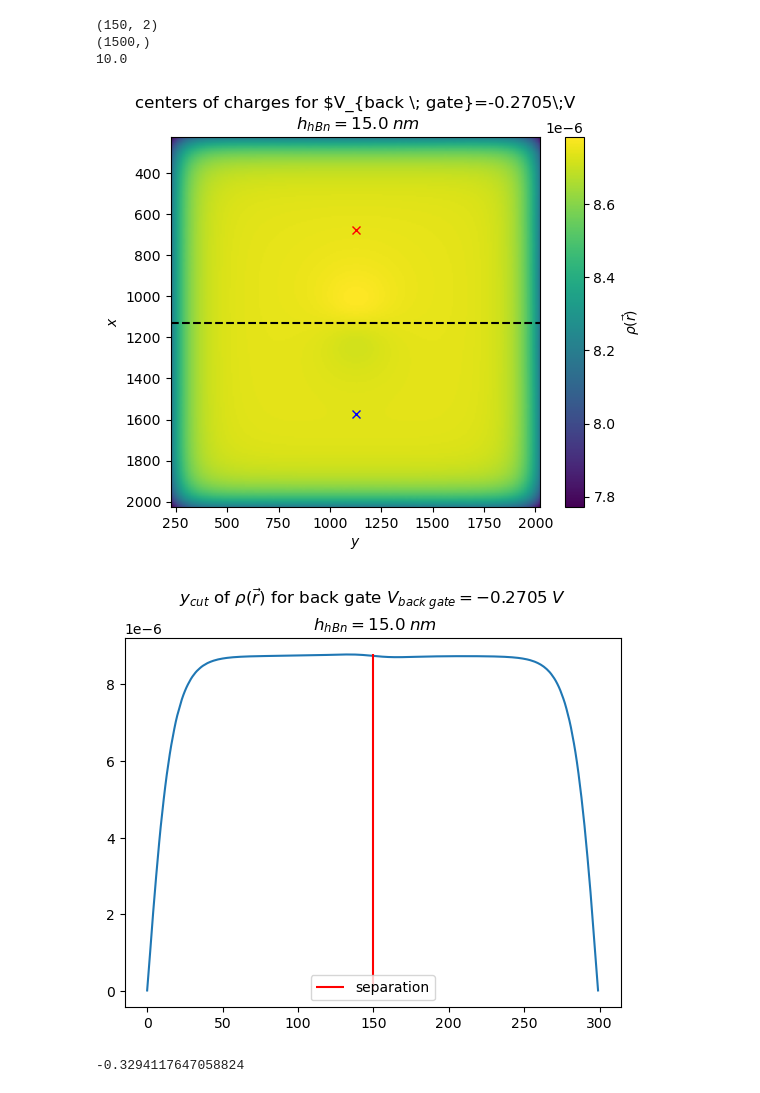
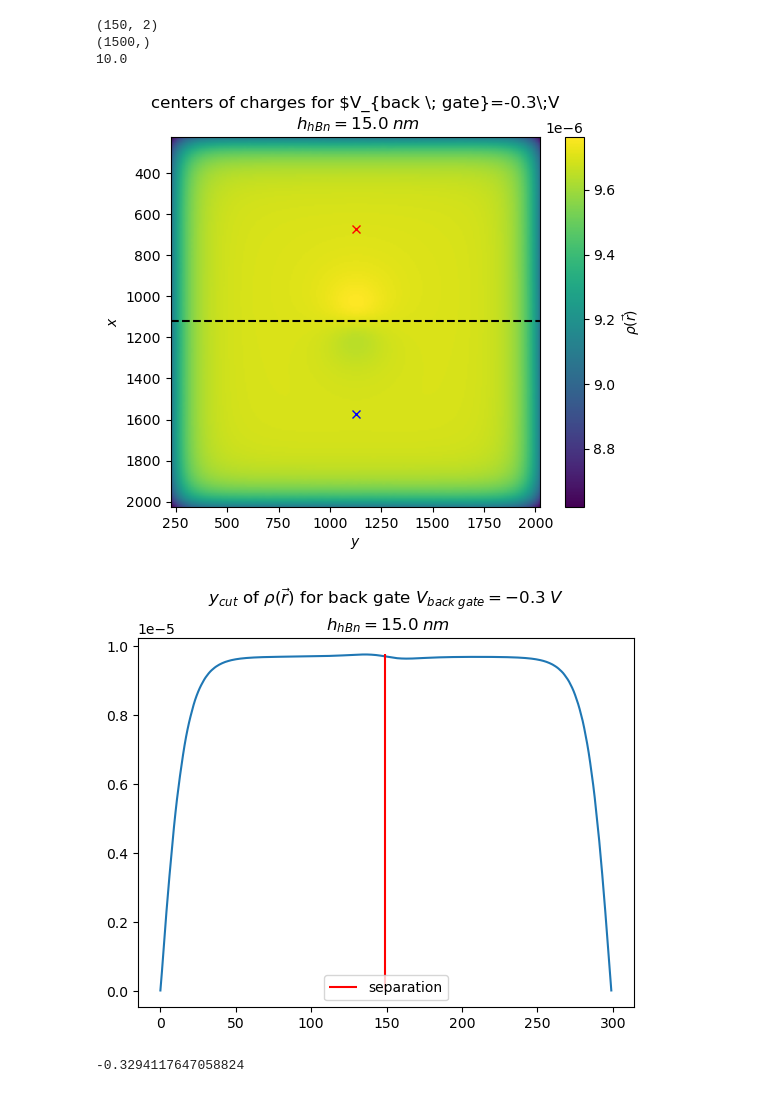
Before and after one commit to bastistoeck/Projektarbeit-1, a Jupyter notebook: results_visualization.ipynb, the cells around one changed output. Drawn from its saved outputs; the diff is of its cells as text; code cells hidden in the pictures.

```diff
--- a/results_visualization.ipynb
+++ b/results_visualization.ipynb
@@ -61,33 +61,33 @@ print(charge_record_rate)
 (1500,)
 10.0
 # %%
-plot_idx = 5
+plot_idx = 0
 
 voltage = np.round(back_gates[int(plot_idx * charge_record_rate)], 6)
 charges_cut = charges[:, cut_index:fem_n - cut_index, cut_index:fem_n - cut_index]
 
 plt.imshow(charges_cut[plot_idx, :, :], extent=[x.min(), x.max(), y.max(), y.min()])
 plt.plot(top_cocs[plot_idx, 1], top_cocs[plot_idx, 0], 'rx')
 plt.plot(bot_cocs[plot_idx, 1], bot_cocs[plot_idx, 0], 'bx')
 
 plt.hlines(x[sep_idxs[plot_idx]], x.min(), x.max(), color='black', linestyle='dashed')
 plt.colorbar(label='$\\rho(\\vec{{r}})$')
 plt.title(f'centers of charges for $V_{{back \\; gate}}={voltage}\\;V\n $h_{{hBn}}={hbn_height/10}\\;nm$')
 plt.xlabel('$y$')
 plt.ylabel('$x$')
 
 plt.show()
 
 #y_test = test_solver.cut_through_charge#[larger_cut_index:test_solver.fem_n - larger_cut_index]
 plt.plot(y_cuts[plot_idx, :])
 plt.vlines(sep_idxs[plot_idx] + cut_index, np.min(y_cuts[plot_idx, :]), np.max(y_cuts[plot_idx, :]), color='r', label='separation')
 plt.title(f'$y_{{cut}}$ of $\\rho(\\vec{{r}})$ for back gate $V_{{back\\;gate}}={voltage} \\; V$\n $h_{{hBn}}={hbn_height/10}\\;nm$')
 plt.legend()
 
 plt.show()
 # %% [output]
-[figure, old version]
+[figure, new version]
-[figure, old version]
+[figure, new version]
 # %%
 print(back_gates[int((plot_idx)* charge_record_rate)])
 # %% [output]
```
Also changed, not shown: parts of 2 cells of this notebook, 1 other file.
